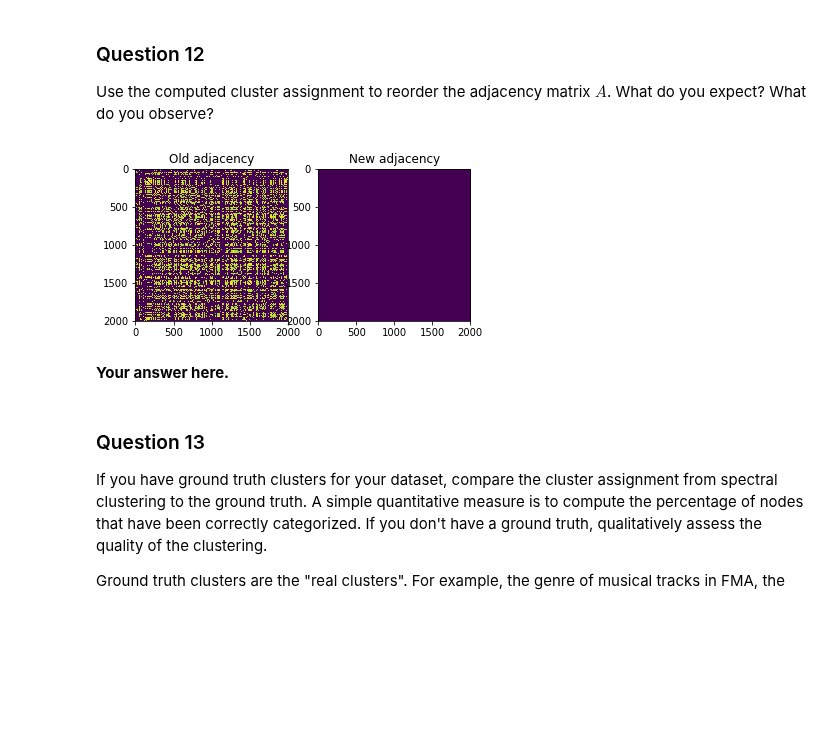
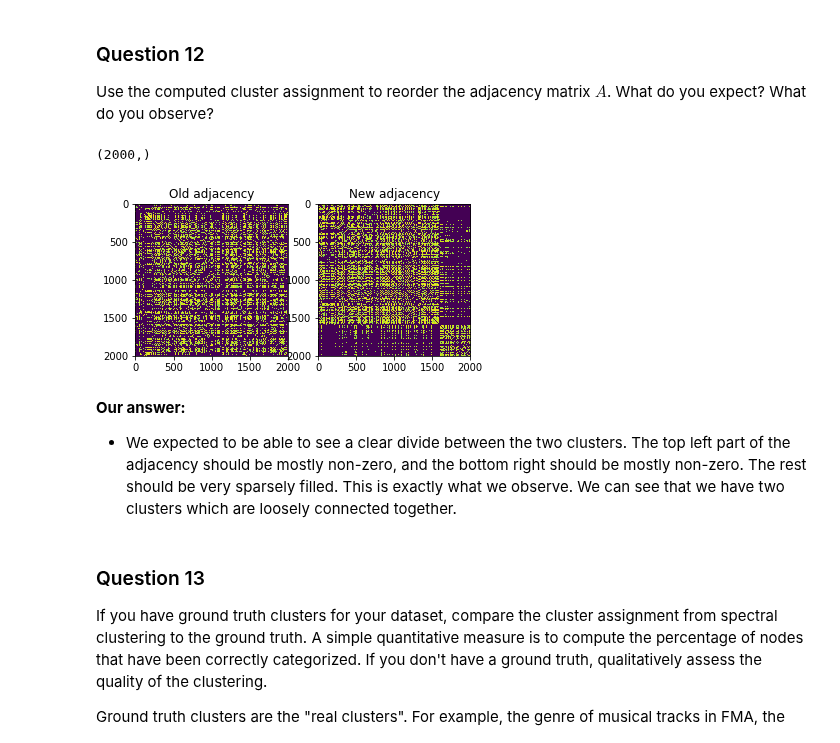
Before and after one commit to senakicir/ntds_project, a Jupyter notebook: 3_spectral_graph_theory.ipynb, the cells around one changed output. Drawn from its saved outputs; the diff is of its cells as text; code cells hidden in the pictures; blank space fills up the shorter version.

Commit message:
adjacency reordering  is finished, only the GT comparison remains

```diff
--- a/3_spectral_graph_theory.ipynb
+++ b/3_spectral_graph_theory.ipynb
@@ -388,24 +388,29 @@ What do you expect? What do you observe?
 # %%
 # Your code here.
 adjacency_reordered = np.zeros([n_nodes, n_nodes])
-n_nodes_1 = clusters[clusters_n == 1].shape[0]
+n_nodes_1 = clusters_n[clusters_n == 1].shape[0]
+ind_nodes_1 = np.where(clusters_n == 1)[0]
+ind_nodes_minus_1 = np.where(clusters_n == -1)[0]
+indices = np.concatenate([ind_nodes_1, ind_nodes_minus_1])
+print(indices.shape)
 
-adjacency_reordered[:n_nodes_1, :n_nodes_1] = adjacency[clusters_n == 1, clusters_n == 1]
-adjacency_reordered[n_nodes_1:, n_nodes_1:] = adjacency[clusters_n == -1, clusters_n == -1]
+adjacency_reordered = adjacency[:, indices][indices, :]
 
 fig = plt.figure()
 plt.subplot(1,2,1)
 plt.imshow(adjacency)
 plt.title('Old adjacency')
 plt.subplot(1,2,2)
 plt.imshow(adjacency_reordered)
 plt.title('New adjacency')
 plt.show()
 plt.close(fig)
 # %% [output]
+(2000,)
-[figure, old version]
+[figure, new version]
-# %% [markdown]
-**Your answer here.**
+# %% [markdown]
+**Our answer:**
+* We expected to be able to see a clear divide between the two clusters. The top left part of the adjacency should be mostly non-zero, and the bottom right should be mostly non-zero. The rest should be very sparsely filled. This is exactly what we observe. We can see that we have two clusters which are loosely connected together.
 # %% [markdown]
 ### Question 13
 
```
Also changed, not shown: parts of 3 cells of this notebook.
